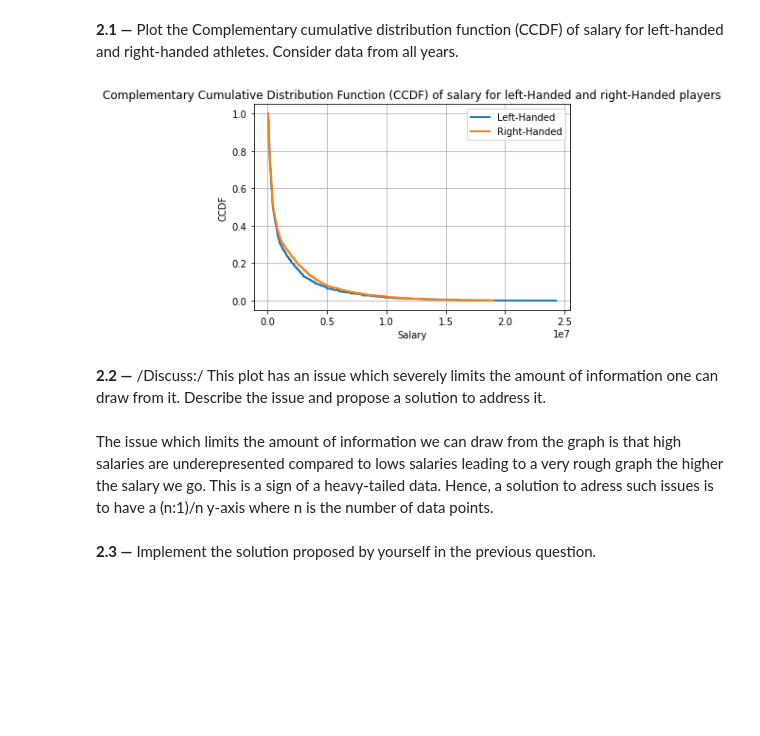
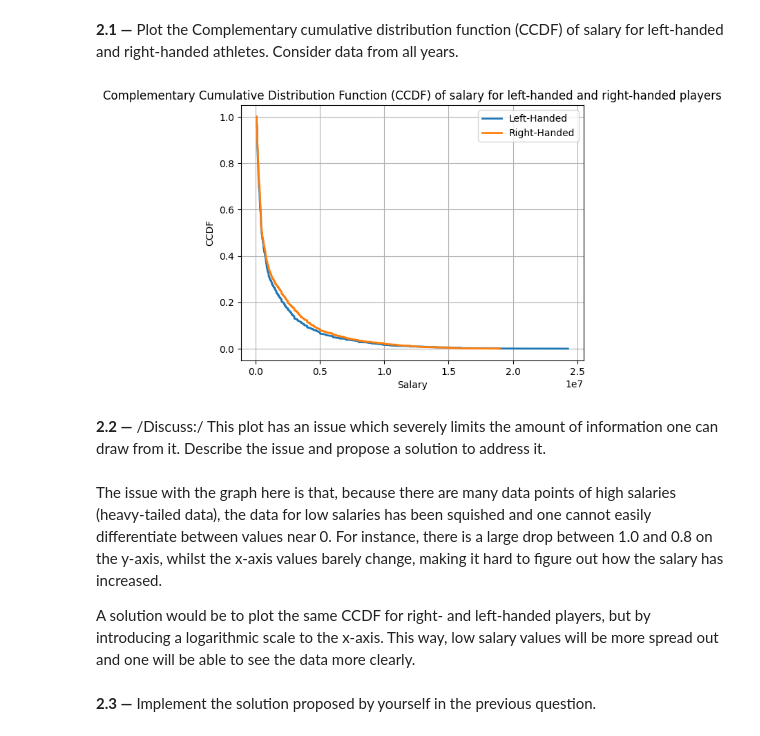
Before and after one commit to benjaminAouzir/FautTrouverUnNomPourADA, a Jupyter notebook: 01 - Pandas Data Wrangling and Data Viz/h1.ipynb, the cells around one changed output. Saved outputs shown, nothing was run; the diff lists cells and outputs as text; code cells hidden in the pictures; blank space fills up the shorter version.

```diff
--- a/01 - Pandas Data Wrangling and Data Viz/h1.ipynb
+++ b/01 - Pandas Data Wrangling and Data Viz/h1.ipynb
@@ -263,41 +263,45 @@ With this data, you will proceed to investigate differences in the salaries and
 ---
 # %% [markdown]
 **2.1 —** Plot the Complementary cumulative distribution function (CCDF) of salary for left-handed and right-handed athletes. Consider data from all years.
-# %%
-# Drop rows with NaN for salary values
-df_filt = df.dropna(subset=['salary'])
-df_filt_copy = df_filt.copy()
-
-# Filter for left-hand and right-hand players
-left_handed = df_filt[df_filt['throws'] == 'L']
-right_handed = df_filt[df_filt['throws'] == 'R']
-
-# Create an array of salary values for each group
-left_handed_salaries = left_handed['salary'].values
-right_handed_salaries = right_handed['salary'].values
-
-# Sort the arrays for calculation
-left_handed_salaries.sort()
-right_handed_salaries.sort()
-
-# Calculate CCDF
-left_handed_ccdf = 1 - np.arange(1, len(left_handed_salaries) + 1) / len(left_handed_salaries)
-right_handed_ccdf = 1 - np.arange(1, len(right_handed_salaries) + 1) / len(right_handed_salaries)
-
-# Plot
-plt.plot(left_handed_salaries, left_handed_ccdf, label='Left-Handed', linewidth=2)
-plt.plot(right_handed_salaries, right_handed_ccdf, label='Right-Handed', linewidth=2)
-plt.xlabel('Salary')
-plt.ylabel('CCDF')
-plt.title('Complementary Cumulative Distribution Function (CCDF) of salary for left-Handed and right-Handed players')
-plt.legend()
-plt.grid()
-plt.show()
-# %% [output]
-[figure, removed]
+# %%
+# Drop rows with NaN for salary values
+df_filt = df.dropna(subset=['salary'])
+df_filt_copy = df_filt.copy()
+
+# Filter for left-hand and right-hand players
+left_handed = df_filt[df_filt['throws'] == 'L']
+right_handed = df_filt[df_filt['throws'] == 'R']
+
+# Create an array of salary values for each group
+left_handed_salaries = left_handed['salary'].values
+right_handed_salaries = right_handed['salary'].values
+
+# Sort the arrays for calculation
+left_handed_salaries.sort()
+right_handed_salaries.sort()
+
+# Calculate CCDF
+left_handed_ccdf = 1 - np.arange(1, len(left_handed_salaries) + 1) / len(left_handed_salaries)
+right_handed_ccdf = 1 - np.arange(1, len(right_handed_salaries) + 1) / len(right_handed_salaries)
+
+# Plot
+plt.plot(left_handed_salaries, left_handed_ccdf, label='Left-Handed', linewidth=2)
+plt.plot(right_handed_salaries, right_handed_ccdf, label='Right-Handed', linewidth=2)
+plt.xlabel('Salary')
+plt.ylabel('CCDF')
+#plt.xscale('log')
+#plt.yscale('log')
+plt.title('Complementary Cumulative Distribution Function (CCDF) of salary for left-handed and right-handed players')
+plt.legend()
+plt.grid()
+plt.show()
+# %% [output]
+[figure, added]
 # %% [markdown]
 **2.2 —** /Discuss:/ This plot has an issue which severely limits the amount of information one can draw from it. Describe the issue and propose a solution to address it.
-# %% [markdown]
-The issue which limits the amount of information we can draw from the graph is that high salaries are underepresented compared to lows salaries leading to a very rough graph the higher the salary we go. This is a sign of a heavy-tailed data. Hence, a solution to adress such issues is to have a (n:1)/n y-axis where n is the number of data points.
+# %% [markdown]
+The issue with the graph here is that, because there are many data points of high salaries (heavy-tailed data), the data for low salaries has been squished and one cannot easily differentiate between values near 0. For instance, there is a large drop between 1.0 and 0.8 on the y-axis, whilst the x-axis values barely change, making it hard to figure out how the salary has increased.
+
+A solution would be to plot the same CCDF for right- and left-handed players, but by introducing a logarithmic scale to the x-axis. This way, low salary values will be more spread out and one will be able to see the data more clearly.
 # %% [markdown]
 **2.3 —** Implement the solution proposed by yourself in the previous question.
```
Also changed, not shown: parts of 13 cells of this notebook.
